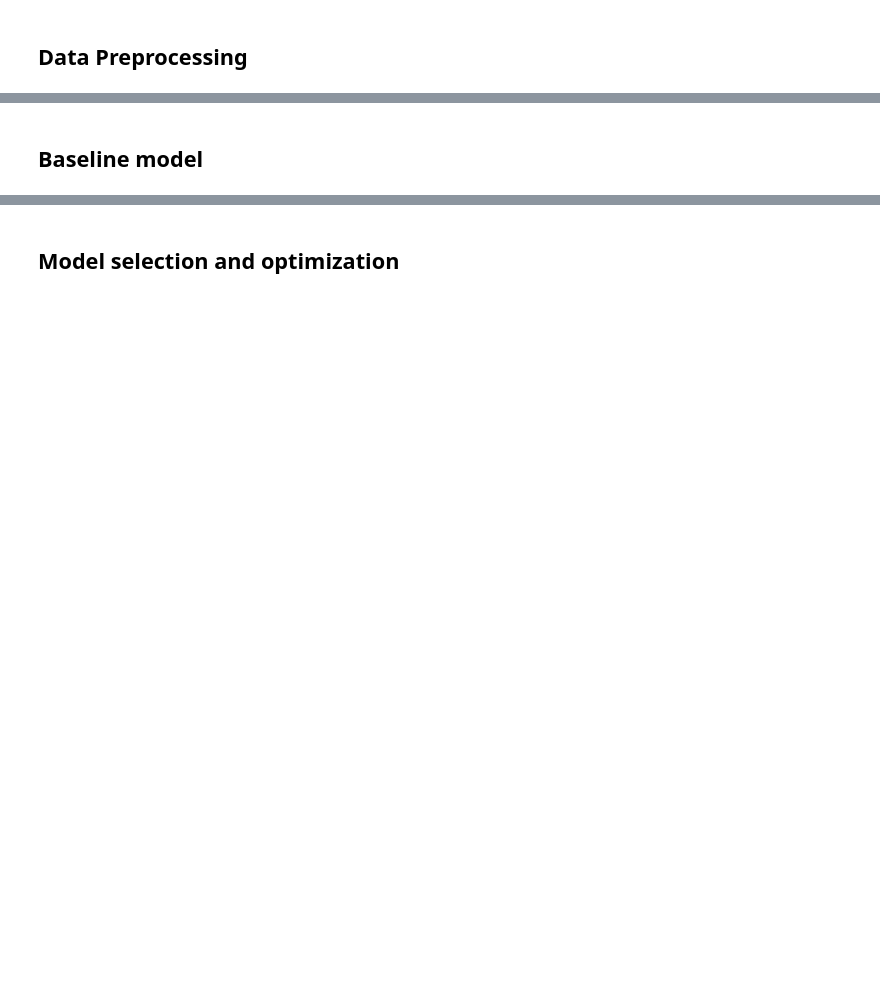
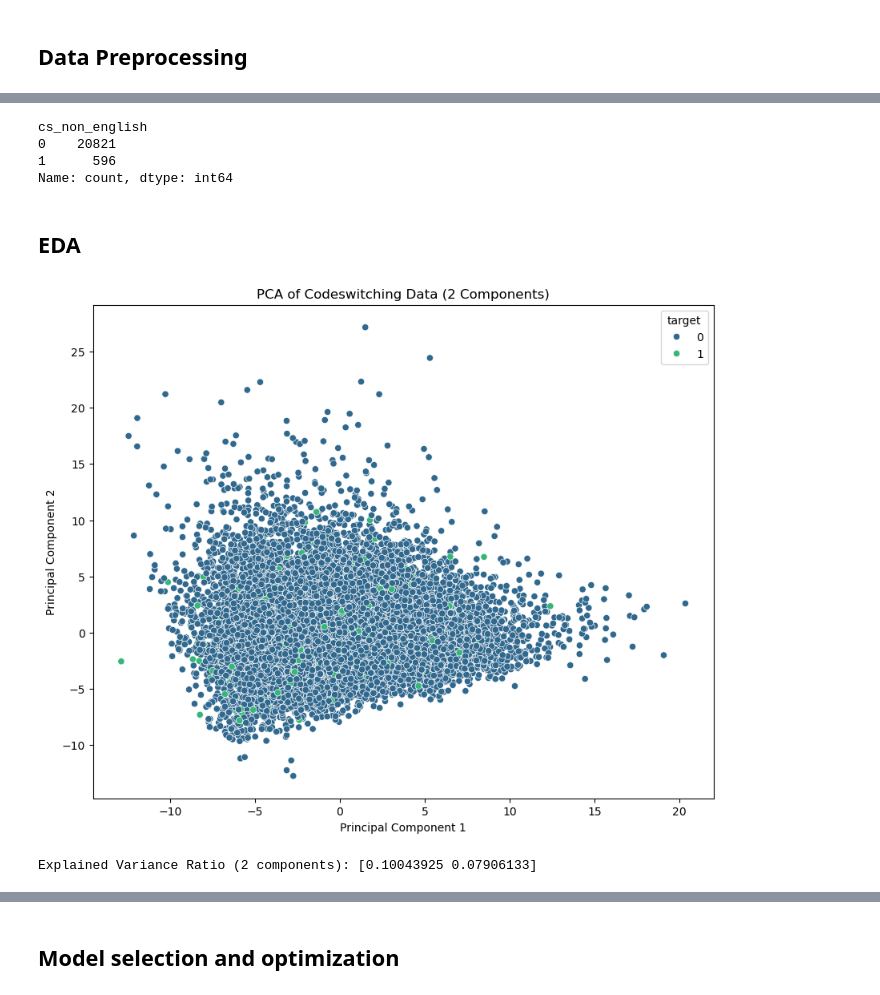
Before and after one commit to ylmmgit/intonational_boundary, a Jupyter notebook: codeswitch_model/model_building/model_with_all_audios.ipynb, the cells around one changed output, grey strips where cells are left out. Saved outputs shown, nothing was run; the diff lists cells and outputs as text; code cells hidden in the pictures; blank space fills up the shorter version.

Commit message:
use the updated dataset and redo visualization and baseline models

```diff
--- a/codeswitch_model/model_building/model_with_all_audios.ipynb
+++ b/codeswitch_model/model_building/model_with_all_audios.ipynb
@@ -37,13 +67,13 @@ full_joined_df
-# %% [markdown]
-## Baseline model
 # %%
 from sklearn.model_selection import train_test_split
 
-X = full_joined_df.drop(columns=['source_file', 'iu_start', 'iu_end', 'iu_text', 'cs_unk', 'cs_other_language', 'cs_non_english', 'cs_tokens'])
+# Prepare data split
+X = full_joined_df.drop(columns=['source_file', 'iu_index', 'iu_start', 'iu_end', 'iu_text', 'cs_non_english', "spn"])
 y = full_joined_df['cs_non_english']
-
-X_train, X_test, y_train, y_test = train_test_split(
-    X, y,                # Feature matrix and target vector
-    test_size=0.2,       # 20% for testing, 80% for training
-    random_state=42      # Ensures reproducibility
-)
+# %%
+y.value_counts()
+# %% [output]
+cs_non_english
+0    20821
+1      596
+Name: count, dtype: int64
@@ -49,0 +86,39 @@ X_train, X_test, y_train, y_test = train_test_split(
+# %% [markdown]
+## EDA
+# %%
+import matplotlib.pyplot as plt
+import seaborn as sns
+from sklearn.decomposition import PCA
+from sklearn.preprocessing import StandardScaler
+from sklearn.impute import SimpleImputer
+
+# Assuming X_train (your preprocessed training features) and y_train are available
+
+# Handle missing values (important for PCA)
+imputer = SimpleImputer(strategy='median')
+X_train_imputed = pd.DataFrame(imputer.fit_transform(X_train), columns=X_train.columns)
+
+# Scale the data (PCA is sensitive to scale)
+scaler = StandardScaler()
+X_train_scaled = pd.DataFrame(scaler.fit_transform(X_train_imputed), columns=X_train.columns)
+
+# Apply PCA to reduce to 2 components for visualization
+pca = PCA(n_components=2)
+principal_components = pca.fit_transform(X_train_scaled)
+pca_df = pd.DataFrame(data=principal_components, columns=['principal_component_1', 'principal_component_2'])
+pca_df['target'] = y_train.values
+
+# Visualize the PCA results
+plt.figure(figsize=(10, 8))
+sns.scatterplot(x='principal_component_1', y='principal_component_2', hue='target', data=pca_df, palette='viridis')
+plt.title('PCA of Codeswitching Data (2 Components)')
+plt.xlabel('Principal Component 1')
+plt.ylabel('Principal Component 2')
+plt.show()
+
+# Optional: Examine the explained variance ratio
+explained_variance_ratio = pca.explained_variance_ratio_
+print(f'Explained Variance Ratio (2 components): {explained_variance_ratio}')
+# %% [output]
+[figure, added]
+Explained Variance Ratio (2 components): [0.10043925 0.07906133]
```
Also changed, not shown: parts of 25 cells of this notebook.
